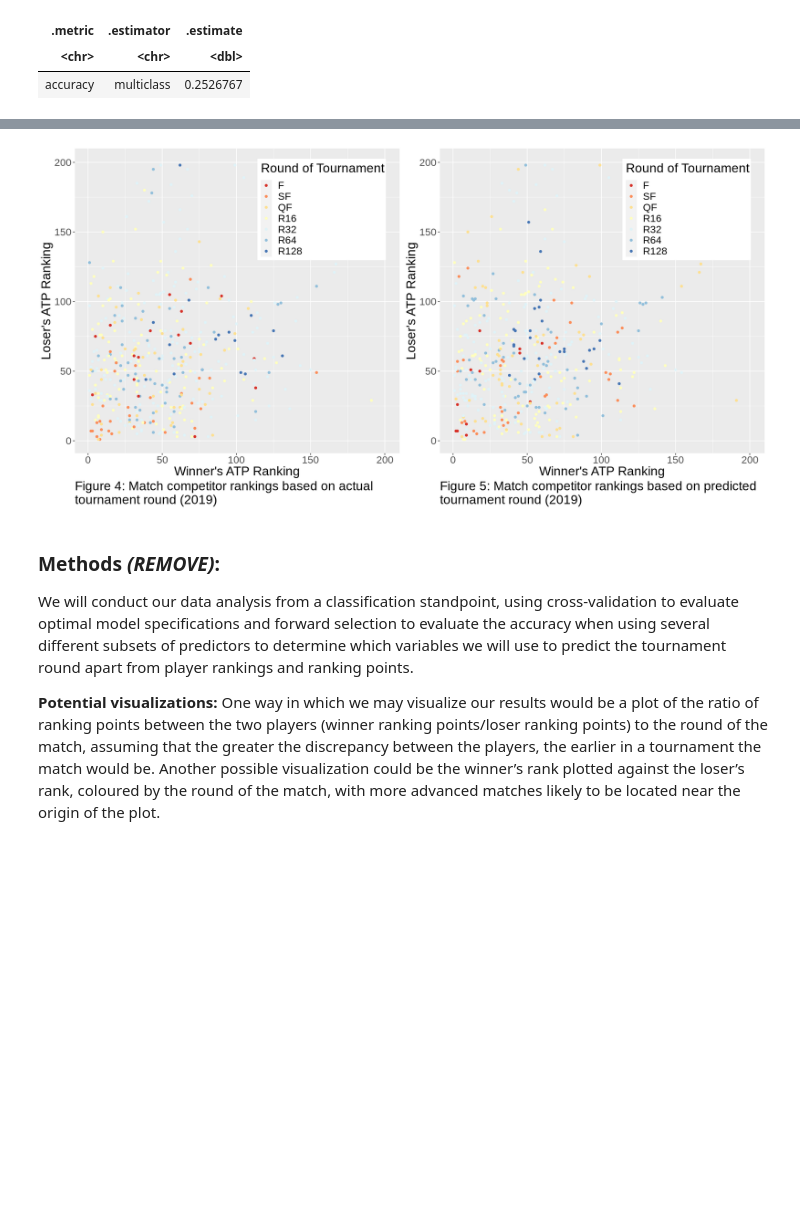
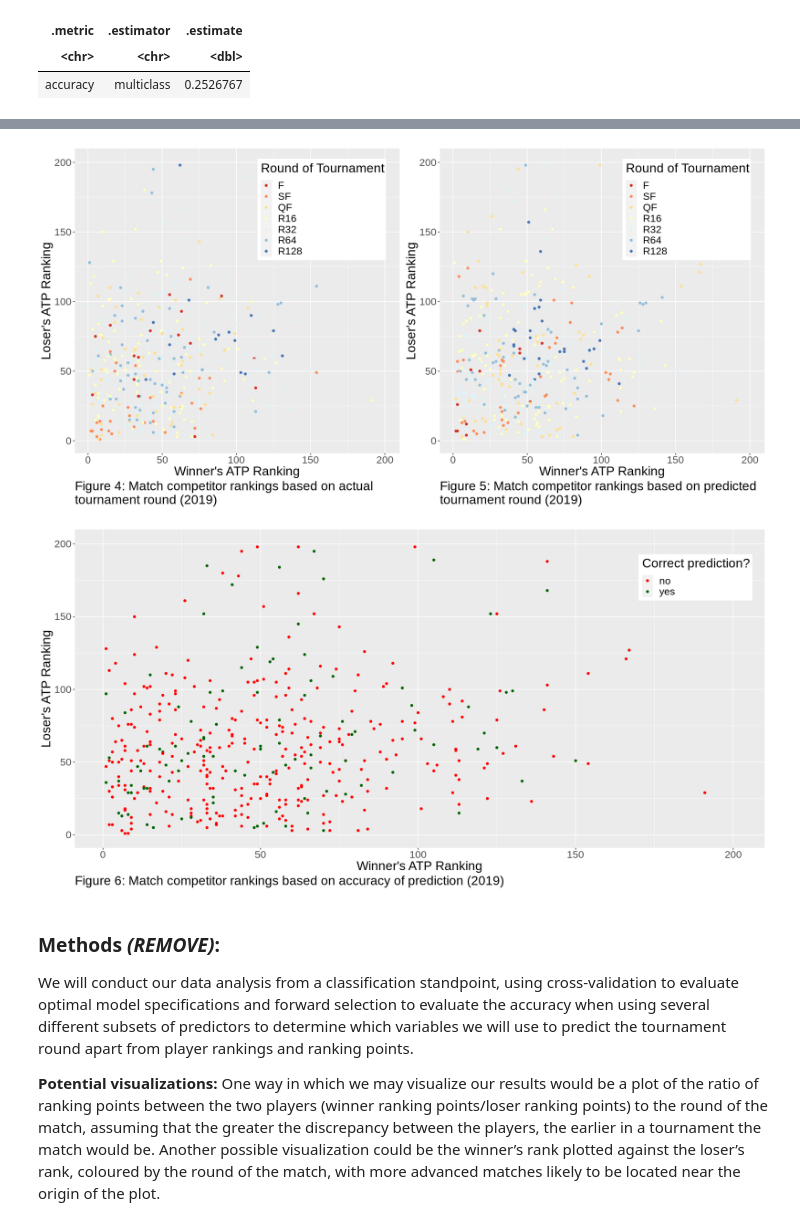
Before and after one commit to ben-westmore/dsci-100-2022w1-group-177, a Jupyter notebook: group177_report.ipynb, the cells around one changed output, grey strips where cells are left out. Drawn from its saved outputs; the diff is of its cells as text; code cells hidden in the pictures; blank space fills up the shorter version.

Commit message:
Added final visualization (Figure 6)

```diff
--- a/group177_report.ipynb
+++ b/group177_report.ipynb
@@ -345,7 +346,8 @@ best_k_fit <- workflow() |>
     fit(upsampled_tennis_train)
 
 best_k_predictions <- predict(best_k_fit, tennis_test) |>
-    bind_cols(tennis_test)
+    bind_cols(tennis_test) |>
+    mutate(correct = ifelse(.pred_class == round, "yes", "no"))
 
 best_k_metrics <- best_k_predictions |>
     metrics(truth = round, estimate = .pred_class) |>
@@ -387,6 +389,20 @@ rankings_vs_round_plot_pred <- ggplot(best_k_predictions, aes(x = winner_rank, y
     scale_color_brewer(palette = "RdYlBu")
 
 grid.arrange(rankings_vs_round_plot_tennis_test, rankings_vs_round_plot_pred, ncol = 2)
+
+rankings_vs_round_plot_accuracy <- ggplot(best_k_predictions, aes(x = winner_rank, y = loser_rank, colour = correct)) +
+    geom_point() +
+    labs(x = "Winner's ATP Ranking",
+         y = "Loser's ATP Ranking",
+         colour = "Correct prediction?",
+         caption = "Figure 6: Match competitor rankings based on accuracy of prediction (2019)") +
+    lims(x = c(1, 200), y = c(1, 200)) +
+    theme(text = element_text(size = 20),
+          plot.caption = element_text(hjust = 0, size = 20),
+          legend.position = c(0.9, 0.85)) +
+    scale_color_manual(values = c("red", "darkgreen"))
+
+rankings_vs_round_plot_accuracy
 # %% [output]
 Warning message:
 “Removed 41 rows containing missing values (geom_point).”
@@ -395,4 +413,5 @@ Warning message:
 [figure]
+[figure, added]
 # %% [markdown]
 ### Methods ***(REMOVE)***:
 
```
Also changed, not shown: parts of 2 cells of this notebook.
